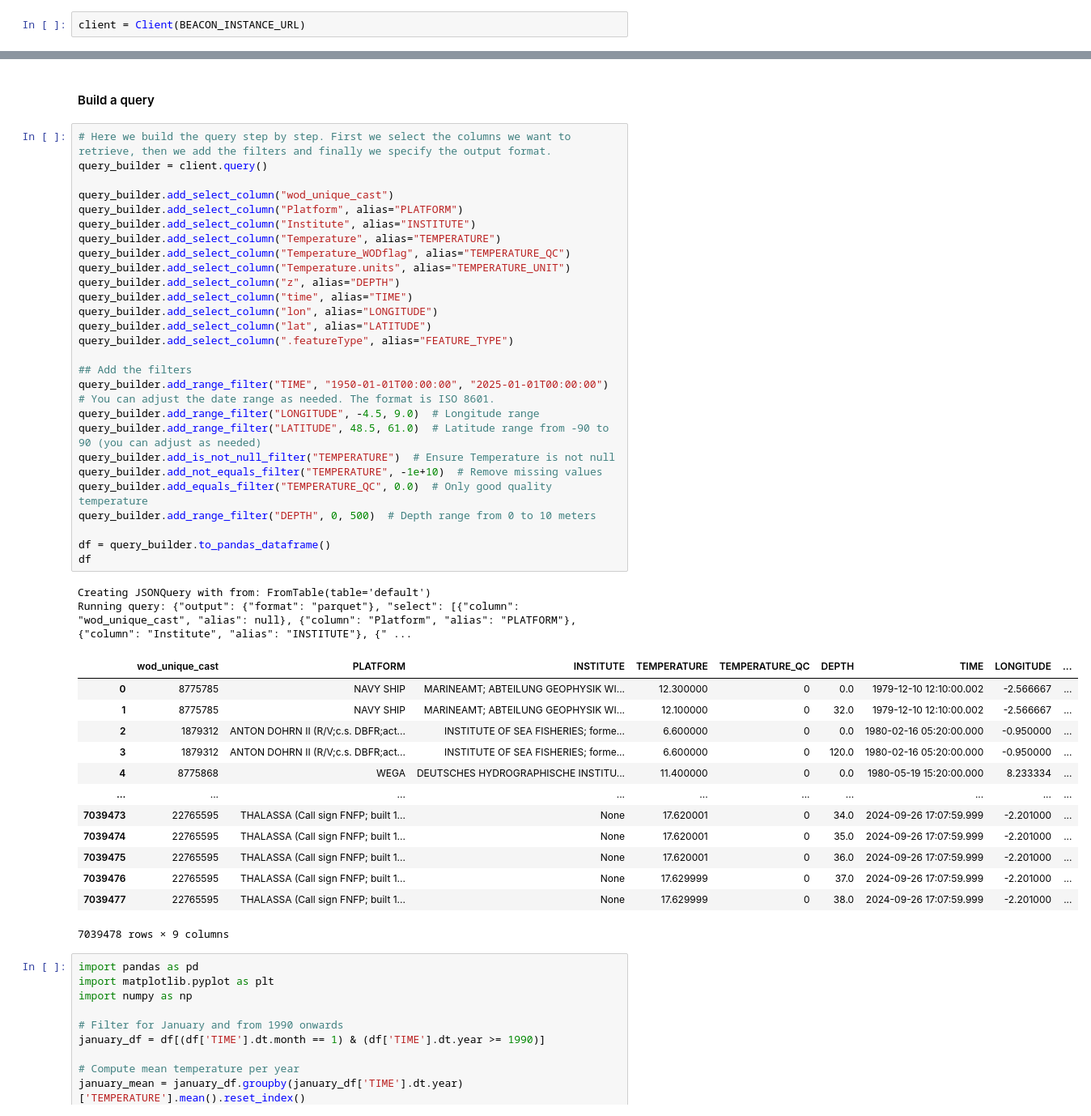
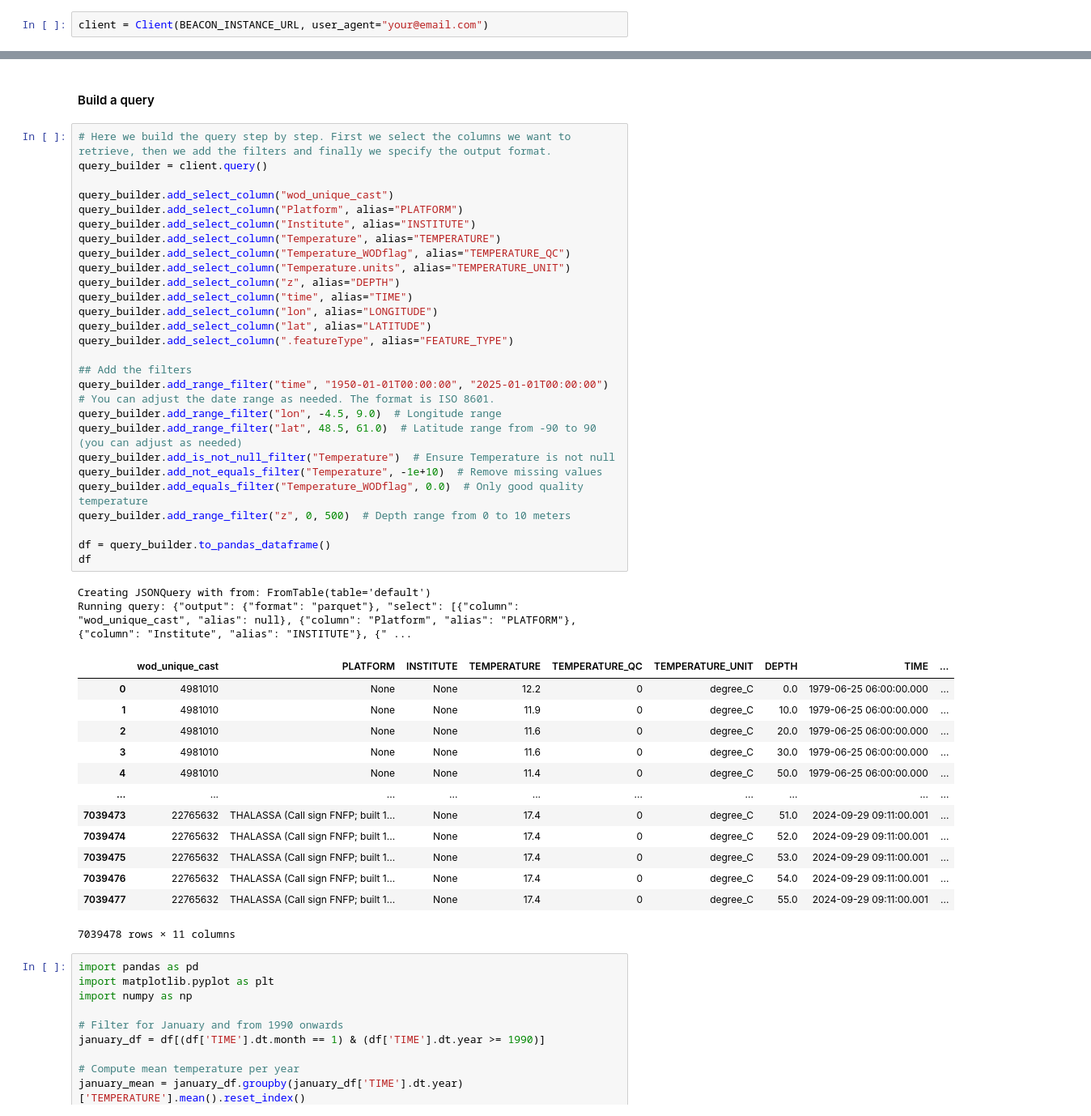
Before and after one commit to maris-development/beacon-blue-cloud, a Jupyter notebook: notebook-examples/1.5.0 (latest)/wod-north-sea-trendline.ipynb, the cells around one changed output, grey strips where cells are left out. Shown at 81% size. Saved outputs shown, nothing was run; the diff lists cells and outputs as text.

```diff
--- a/notebook-examples/1.5.0 (latest)/wod-north-sea-trendline.ipynb
+++ b/notebook-examples/1.5.0 (latest)/wod-north-sea-trendline.ipynb
@@ -35,6 +35,6 @@ BEACON_INSTANCE_URL = "https://beacon-wod.maris.nl"
 # %% [markdown]
 #### Connect to the Beacon WOD Data Lake
 # %%
-client = Client(BEACON_INSTANCE_URL)
+client = Client(BEACON_INSTANCE_URL, user_agent="your@email.com")
 # %% [output]
 Connected to: https://beacon-wod.maris.nl/ server successfully
@@ -67,46 +67,46 @@ list(available_columns)[:50] # Display first 50 available columns
 # %%
 # Here we build the query step by step. First we select the columns we want to retrieve, then we add the filters and finally we specify the output format.
 query_builder = client.query()
 
 query_builder.add_select_column("wod_unique_cast")
 query_builder.add_select_column("Platform", alias="PLATFORM")
 query_builder.add_select_column("Institute", alias="INSTITUTE")
 query_builder.add_select_column("Temperature", alias="TEMPERATURE")
 query_builder.add_select_column("Temperature_WODflag", alias="TEMPERATURE_QC")
 query_builder.add_select_column("Temperature.units", alias="TEMPERATURE_UNIT")
 query_builder.add_select_column("z", alias="DEPTH")
 query_builder.add_select_column("time", alias="TIME")
 query_builder.add_select_column("lon", alias="LONGITUDE")
 query_builder.add_select_column("lat", alias="LATITUDE")
 query_builder.add_select_column(".featureType", alias="FEATURE_TYPE")
 
 ## Add the filters
-query_builder.add_range_filter("TIME", "1950-01-01T00:00:00", "2025-01-01T00:00:00")  # You can adjust the date range as needed. The format is ISO 8601.
-query_builder.add_range_filter("LONGITUDE", -4.5, 9.0)  # Longitude range
-query_builder.add_range_filter("LATITUDE", 48.5, 61.0)  # Latitude range from -90 to 90 (you can adjust as needed)
-query_builder.add_is_not_null_filter("TEMPERATURE")  # Ensure Temperature is not null
-query_builder.add_not_equals_filter("TEMPERATURE", -1e+10)  # Remove missing values
-query_builder.add_equals_filter("TEMPERATURE_QC", 0.0)  # Only good quality temperature
-query_builder.add_range_filter("DEPTH", 0, 500)  # Depth range from 0 to 10 meters
+query_builder.add_range_filter("time", "1950-01-01T00:00:00", "2025-01-01T00:00:00")  # You can adjust the date range as needed. The format is ISO 8601.
+query_builder.add_range_filter("lon", -4.5, 9.0)  # Longitude range
+query_builder.add_range_filter("lat", 48.5, 61.0)  # Latitude range from -90 to 90 (you can adjust as needed)
+query_builder.add_is_not_null_filter("Temperature")  # Ensure Temperature is not null
+query_builder.add_not_equals_filter("Temperature", -1e+10)  # Remove missing values
+query_builder.add_equals_filter("Temperature_WODflag", 0.0)  # Only good quality temperature
+query_builder.add_range_filter("z", 0, 500)  # Depth range from 0 to 10 meters
 
 df = query_builder.to_pandas_dataframe()
 df
 # %% [output]
 Creating JSONQuery with from: FromTable(table='default')
 Running query: {"output": {"format": "parquet"}, "select": [{"column": "wod_unique_cast", "alias": null}, {"column": "Platform", "alias": "PLATFORM"}, {"column": "Institute", "alias": "INSTITUTE"}, {" ...
-|  | wod_unique_cast | PLATFORM | INSTITUTE | TEMPERATURE | TEMPERATURE_QC | DEPTH | TIME | LONGITUDE | ... |
-| 0 | 8775785 | NAVY SHIP | MARINEAMT; ABTEILUNG GEOPHYSIK WI... | 12.300000 | 0 | 0.0 | 1979-12-10 12:10:00.002 | -2.566667 | ... |
-| 1 | 8775785 | NAVY SHIP | MARINEAMT; ABTEILUNG GEOPHYSIK WI... | 12.100000 | 0 | 32.0 | 1979-12-10 12:10:00.002 | -2.566667 | ... |
-| 2 | 1879312 | ANTON DOHRN II (R/V;c.s. DBFR;act... | INSTITUTE OF SEA FISHERIES; forme... | 6.600000 | 0 | 0.0 | 1980-02-16 05:20:00.000 | -0.950000 | ... |
-| 3 | 1879312 | ANTON DOHRN II (R/V;c.s. DBFR;act... | INSTITUTE OF SEA FISHERIES; forme... | 6.600000 | 0 | 120.0 | 1980-02-16 05:20:00.000 | -0.950000 | ... |
-| 4 | 8775868 | WEGA | DEUTSCHES HYDROGRAPHISCHE INSTITU... | 11.400000 | 0 | 0.0 | 1980-05-19 15:20:00.000 | 8.233334 | ... |
+|  | wod_unique_cast | PLATFORM | INSTITUTE | TEMPERATURE | TEMPERATURE_QC | TEMPERATURE_UNIT | DEPTH | TIME | ... |
+| 0 | 4981010 | None | None | 12.2 | 0 | degree_C | 0.0 | 1979-06-25 06:00:00.000 | ... |
+| 1 | 4981010 | None | None | 11.9 | 0 | degree_C | 10.0 | 1979-06-25 06:00:00.000 | ... |
+| 2 | 4981010 | None | None | 11.6 | 0 | degree_C | 20.0 | 1979-06-25 06:00:00.000 | ... |
+| 3 | 4981010 | None | None | 11.6 | 0 | degree_C | 30.0 | 1979-06-25 06:00:00.000 | ... |
+| 4 | 4981010 | None | None | 11.4 | 0 | degree_C | 50.0 | 1979-06-25 06:00:00.000 | ... |
 | ... | ... | ... | ... | ... | ... | ... | ... | ... | ... |
-| 7039473 | 22765595 | THALASSA (Call sign FNFP; built 1... | None | 17.620001 | 0 | 34.0 | 2024-09-26 17:07:59.999 | -2.201000 | ... |
-| 7039474 | 22765595 | THALASSA (Call sign FNFP; built 1... | None | 17.620001 | 0 | 35.0 | 2024-09-26 17:07:59.999 | -2.201000 | ... |
-| 7039475 | 22765595 | THALASSA (Call sign FNFP; built 1... | None | 17.620001 | 0 | 36.0 | 2024-09-26 17:07:59.999 | -2.201000 | ... |
-| 7039476 | 22765595 | THALASSA (Call sign FNFP; built 1... | None | 17.629999 | 0 | 37.0 | 2024-09-26 17:07:59.999 | -2.201000 | ... |
-| 7039477 | 22765595 | THALASSA (Call sign FNFP; built 1... | None | 17.629999 | 0 | 38.0 | 2024-09-26 17:07:59.999 | -2.201000 | ... |
+| 7039473 | 22765632 | THALASSA (Call sign FNFP; built 1... | None | 17.4 | 0 | degree_C | 51.0 | 2024-09-29 09:11:00.001 | ... |
+| 7039474 | 22765632 | THALASSA (Call sign FNFP; built 1... | None | 17.4 | 0 | degree_C | 52.0 | 2024-09-29 09:11:00.001 | ... |
+| 7039475 | 22765632 | THALASSA (Call sign FNFP; built 1... | None | 17.4 | 0 | degree_C | 53.0 | 2024-09-29 09:11:00.001 | ... |
+| 7039476 | 22765632 | THALASSA (Call sign FNFP; built 1... | None | 17.4 | 0 | degree_C | 54.0 | 2024-09-29 09:11:00.001 | ... |
+| 7039477 | 22765632 | THALASSA (Call sign FNFP; built 1... | None | 17.4 | 0 | degree_C | 55.0 | 2024-09-29 09:11:00.001 | ... |
-7039478 rows × 9 columns
+7039478 rows × 11 columns
 # %%
 import pandas as pd
 import matplotlib.pyplot as plt
```
Also changed, not shown: parts of 2 cells of this notebook, 1 other file.
